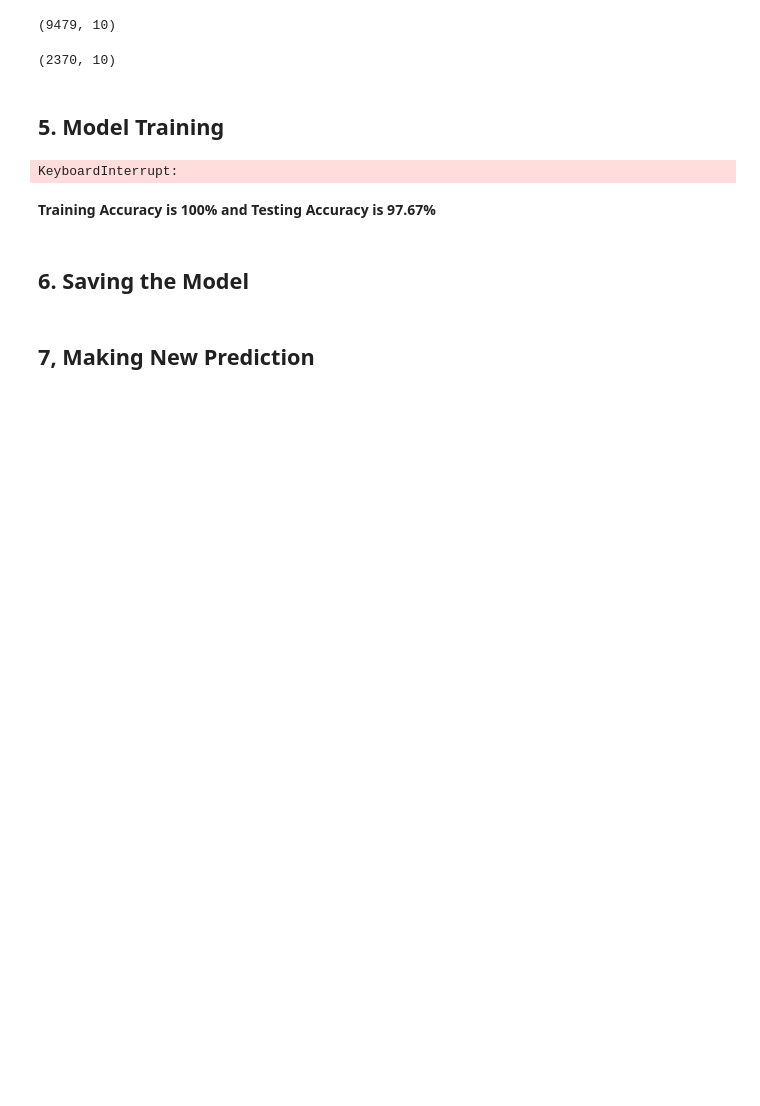
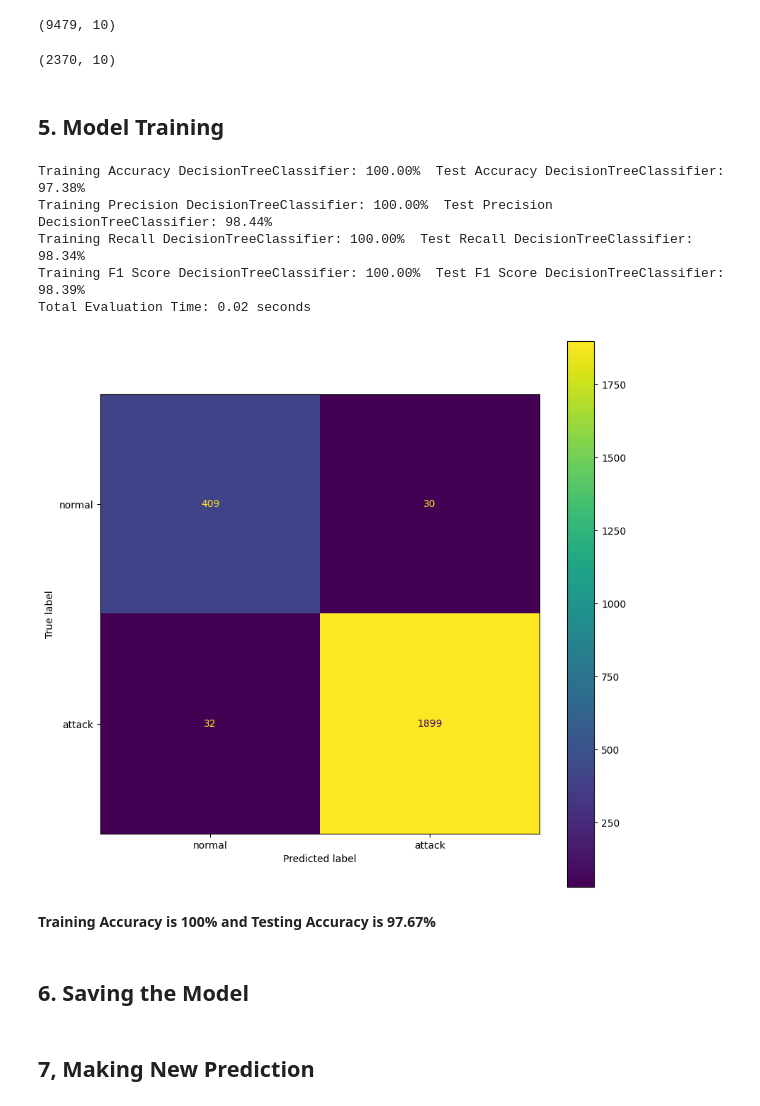
Before and after one commit to thedevil002/ml-intrusion-detection, a Jupyter notebook: i used this model for my research.ipynb, the cells around one changed output. Drawn from its saved outputs; the diff is of its cells as text; code cells hidden in the pictures; blank space fills up the shorter version.

```diff
--- a/i used this model for my research.ipynb
+++ b/i used this model for my research.ipynb
@@ -167,27 +167,30 @@ x_test.shape
 from sklearn.tree import DecisionTreeClassifier
 from sklearn import metrics
 import matplotlib.pyplot as plt
-import numpy as np
 import time
 
 # Initialize kernel evaluations dictionary
 kernal_evals = dict()
 
-# Define evaluation function with added delays
+# Define evaluation function
 def evaluate_classification(model, name, X_train, X_test, y_train, y_test):
+    # Start timer
+    start_time = time.time()
+
     # Calculate metrics for training and testing sets
-    start_time = time.time()
-    train_accuracy = metrics.accuracy_score(y_train, slow_predict(model, X_train))
-    test_accuracy = metrics.accuracy_score(y_test, slow_predict(model, X_test))
+    train_accuracy = metrics.accuracy_score(y_train, model.predict(X_train))
+    test_accuracy = metrics.accuracy_score(y_test, model.predict(X_test))
 
-    train_precision = metrics.precision_score(y_train, slow_predict(model, X_train))
-    test_precision = metrics.precision_score(y_test, slow_predict(model, X_test))
+    train_precision = metrics.precision_score(y_train, model.predict(X_train))
+    test_precision = metrics.precision_score(y_test, model.predict(X_test))
 
-    train_recall = metrics.recall_score(y_train, slow_predict(model, X_train))
-    test_recall = metrics.recall_score(y_test, slow_predict(model, X_test))
+    train_recall = metrics.recall_score(y_train, model.predict(X_train))
+    test_recall = metrics.recall_score(y_test, model.predict(X_test))
 
-    train_f1 = metrics.f1_score(y_train, slow_predict(model, X_train))
-    test_f1 = metrics.f1_score(y_test, slow_predict(model, X_test))
+    train_f1 = metrics.f1_score(y_train, model.predict(X_train))
+    test_f1 = metrics.f1_score(y_test, model.predict(X_test))
+
+    # Stop timer
     end_time = time.time()
 
     # Store metrics in dictionary
@@ -202,48 +205,45 @@ def evaluate_classification(model, name, X_train, X_test, y_train, y_test):
     print(f"Training Accuracy {name}: {train_accuracy*100:.2f}%  Test Accuracy {name}: {test_accuracy*100:.2f}%")
     print(f"Training Precision {name}: {train_precision*100:.2f}%  Test Precision {name}: {test_precision*100:.2f}%")
     print(f"Training Recall {name}: {train_recall*100:.2f}%  Test Recall {name}: {test_recall*100:.2f}%")
     print(f"Training F1 Score {name}: {train_f1*100:.2f}%  Test F1 Score {name}: {test_f1*100:.2f}%")
     print(f"Total Evaluation Time: {end_time - start_time:.2f} seconds")
 
     # Confusion matrix
     actual = y_test
-    predicted = slow_predict(model, X_test)
+    predicted = model.predict(X_test)
     confusion_matrix = metrics.confusion_matrix(actual, predicted)
     cm_display = metrics.ConfusionMatrixDisplay(
         confusion_matrix=confusion_matrix,
         display_labels=['normal', 'attack']
     )
 
     # Plot confusion matrix
     fig, ax = plt.subplots(figsize=(10, 10))
     ax.grid(False)
     cm_display.plot(ax=ax)
 
-# Define a slow_predict function to simulate delay
-def slow_predict(model, X):
-    # Add delay per row of input data
-    predictions = []
-    for i in range(X.shape[0]):
-        time.sleep(0.01)  # Introduce a delay of 10ms per sample
-        _ = np.linalg.inv(np.random.rand(50, 50))  # Heavy computation
-        predictions.append(model.predict(X[i].reshape(1, -1))[0])  # Predict for each row
-    return np.array(predictions)
-
 # Train a Decision Tree Classifier with increased complexity
 model = DecisionTreeClassifier(
-    max_depth=100,               # Artificially increase depth
+    max_depth=None,              # No limit on depth
     min_samples_split=2,         # Allow deeper splits with fewer samples
-    min_samples_leaf=1,          # Allow splits to go deeper by reducing leaf size
+    min_samples_leaf=1,          # Ensure splits go deeper
+    splitter='random',           # Randomly choose features to increase unpredictability
+    max_features=None,           # Use all features, increasing time for split decisions
     random_state=42
 )
 
 # Fit the model to training data
 model.fit(x_train, y_train)
 
-# Evaluate the model with artificial delays
+# Evaluate the model
 evaluate_classification(model, "DecisionTreeClassifier", x_train, x_test, y_train, y_test)
 # %% [output]
-KeyboardInterrupt:
+Training Accuracy DecisionTreeClassifier: 100.00%  Test Accuracy DecisionTreeClassifier: 97.38%
+Training Precision DecisionTreeClassifier: 100.00%  Test Precision DecisionTreeClassifier: 98.44%
+Training Recall DecisionTreeClassifier: 100.00%  Test Recall DecisionTreeClassifier: 98.34%
+Training F1 Score DecisionTreeClassifier: 100.00%  Test F1 Score DecisionTreeClassifier: 98.39%
+Total Evaluation Time: 0.02 seconds
+[figure, added]
 # %% [markdown]
 **Training Accuracy is 100% and
 Testing Accuracy is 97.67%**
```
Also changed, not shown: parts of 3 cells of this notebook, 1 other file.
